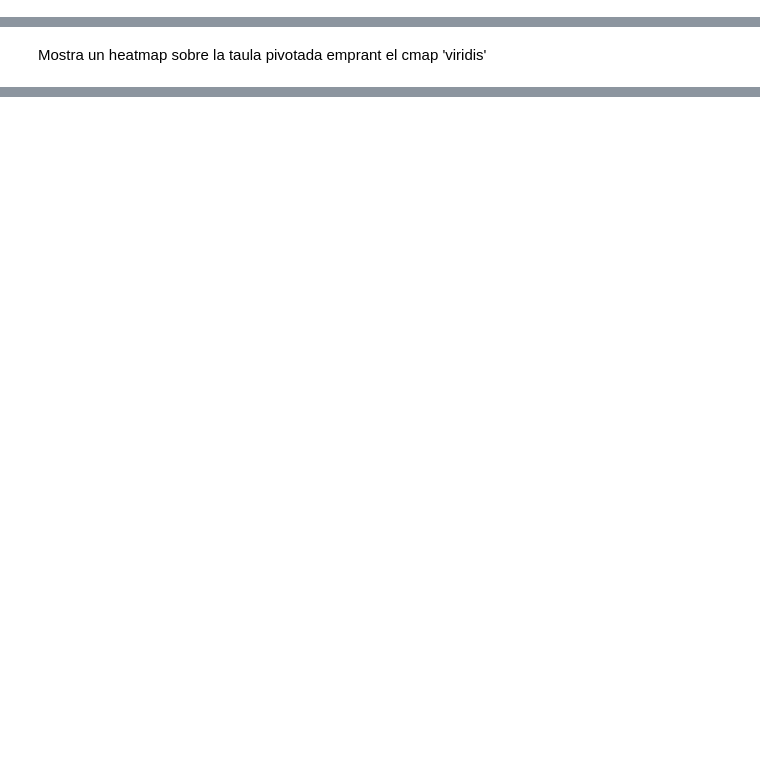
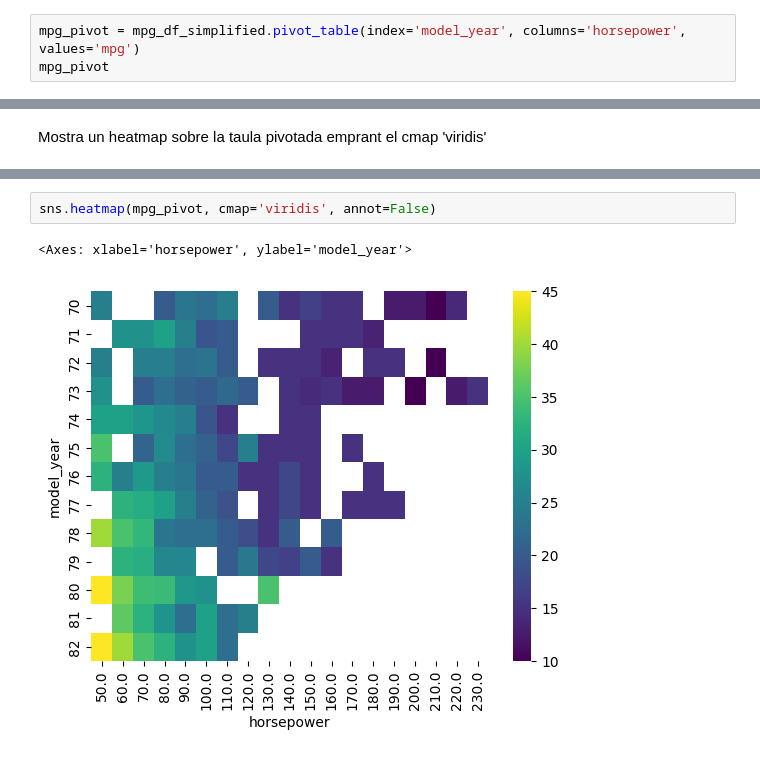
Before and after one commit to h3rm3x/DAM, a Jupyter notebook: Segundo/ERD/Ejercicios_UD2/Exercici 2.1. Visualització de dades.ipynb, the cells around one changed output, grey strips where cells are left out. Cells and saved outputs as stored; diff of their text form; blank space fills up the shorter version.

```diff
--- a/Segundo/ERD/Ejercicios_UD2/Exercici 2.1. Visualització de dades.ipynb
+++ b/Segundo/ERD/Ejercicios_UD2/Exercici 2.1. Visualització de dades.ipynb
@@ -144,0 +140,3 @@ Crea una taula pivotada anomenada mpg_pivot. Empra com a index 'model_year', col
+# %%
+mpg_pivot = mpg_df_simplified.pivot_table(index='model_year', columns='horsepower', values='mpg')
+mpg_pivot
@@ -150,0 +161,5 @@ Mostra un heatmap sobre la taula pivotada emprant el cmap 'viridis'
+# %%
+sns.heatmap(mpg_pivot, cmap='viridis', annot=False)
+# %% [output]
+<Axes: xlabel='horsepower', ylabel='model_year'>
+[figure, added]
```
Also changed, not shown: parts of 10 cells of this notebook, 3 other files.
